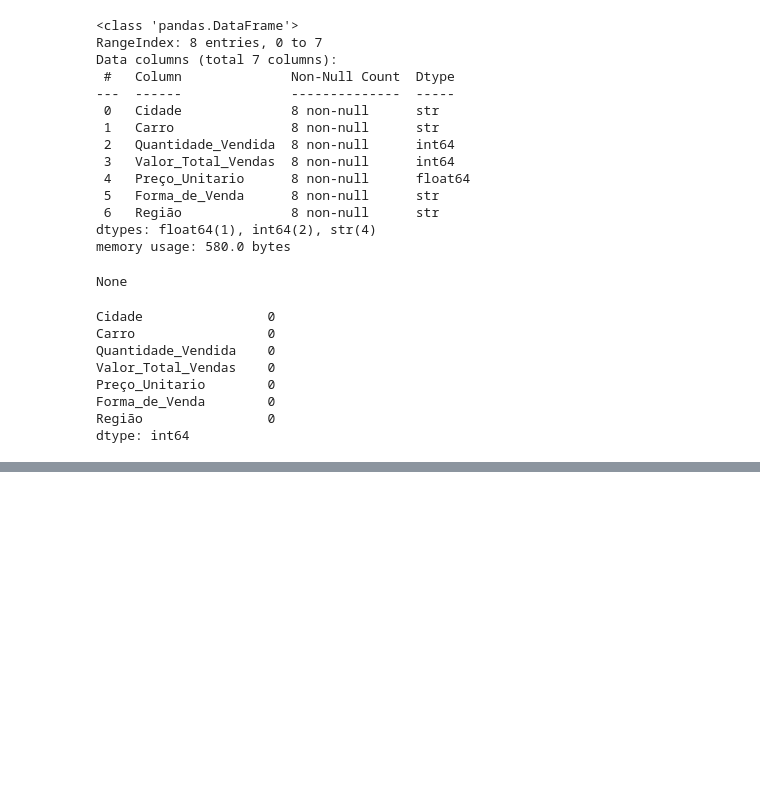
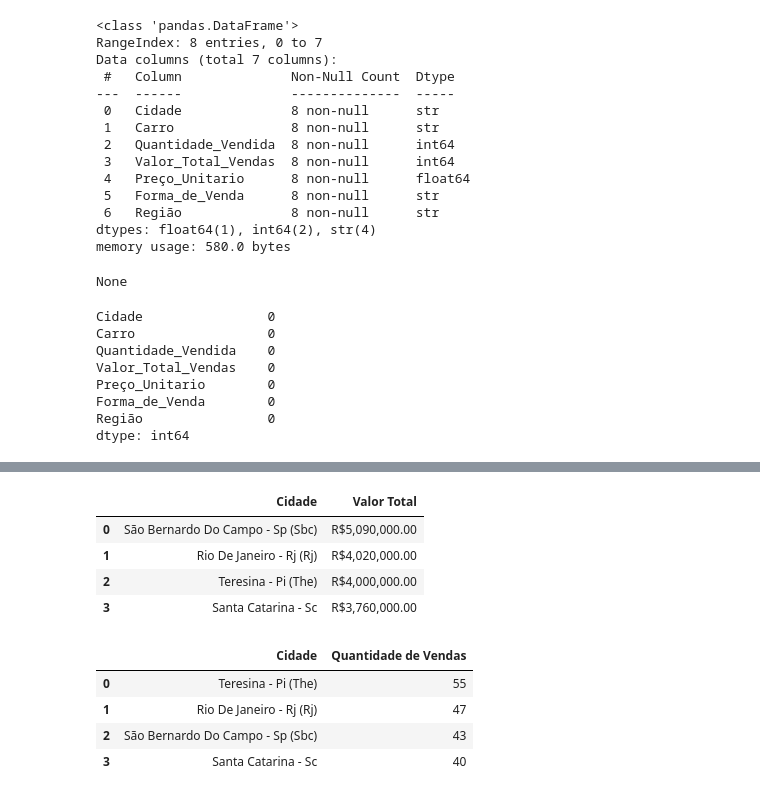
Before and after one commit to TheSousaC/PYTHON, a Jupyter notebook: estudos-bibliotecas/pandas_py/pandas_supremo.ipynb, the cells around one changed output, grey strips where cells are left out. Cells and saved outputs as stored; diff of their text form; code cells hidden in the pictures; blank space fills up the shorter version.

Commit message:
Filtragem por agrupamento

```diff
--- a/estudos-bibliotecas/pandas_py/pandas_supremo.ipynb
+++ b/estudos-bibliotecas/pandas_py/pandas_supremo.ipynb
@@ -205,0 +217,18 @@ A cidade é: São Bernardo Do Campo - Sp (Sbc), o carro é: Volkswagen T-Cross e
+# %%
+##Analise -> Agrupamento | grupby()
+display(df_analise)
+
+#Ranking de faturamento por loja
+analise_lojas = df_analise[["Cidade", "Valor_Total_Vendas"]].groupby("Cidade").sum()
+analise_lojas = analise_lojas.sort_values("Valor_Total_Vendas", ascending=False)
+analise_lojas = analise_lojas.reset_index()
+analise_lojas["Valor_Total_Vendas"] = analise_lojas["Valor_Total_Vendas"].map("R${:,.2f}".format)
+analise_lojas = analise_lojas.rename(columns={"Valor_Total_Vendas": "Valor Total"})
+display(analise_lojas)
+
+analise_qnt_lojas = df_analise[["Cidade", "Quantidade_Vendida"]].groupby("Cidade").sum()
+analise_qnt_lojas = analise_qnt_lojas.sort_values("Quantidade_Vendida", ascending=False)
+analise_qnt_lojas = analise_qnt_lojas.reset_index()
+analise_qnt_lojas = analise_qnt_lojas.rename(columns={"Quantidade_Vendida": "Quantidade de Vendas"})
+display(analise_qnt_lojas)
+# %% [output]
@@ -205,0 +244,10 @@ A cidade é: São Bernardo Do Campo - Sp (Sbc), o carro é: Volkswagen T-Cross e
+|  | Cidade | Valor Total |
+| 0 | São Bernardo Do Campo - Sp (Sbc) | R$5,090,000.00 |
+| 1 | Rio De Janeiro - Rj (Rj) | R$4,020,000.00 |
+| 2 | Teresina - Pi (The) | R$4,000,000.00 |
+| 3 | Santa Catarina - Sc | R$3,760,000.00 |
+|  | Cidade | Quantidade de Vendas |
+| 0 | Teresina - Pi (The) | 55 |
+| 1 | Rio De Janeiro - Rj (Rj) | 47 |
+| 2 | São Bernardo Do Campo - Sp (Sbc) | 43 |
+| 3 | Santa Catarina - Sc | 40 |
```
Also changed, not shown: parts of 2 cells of this notebook.
